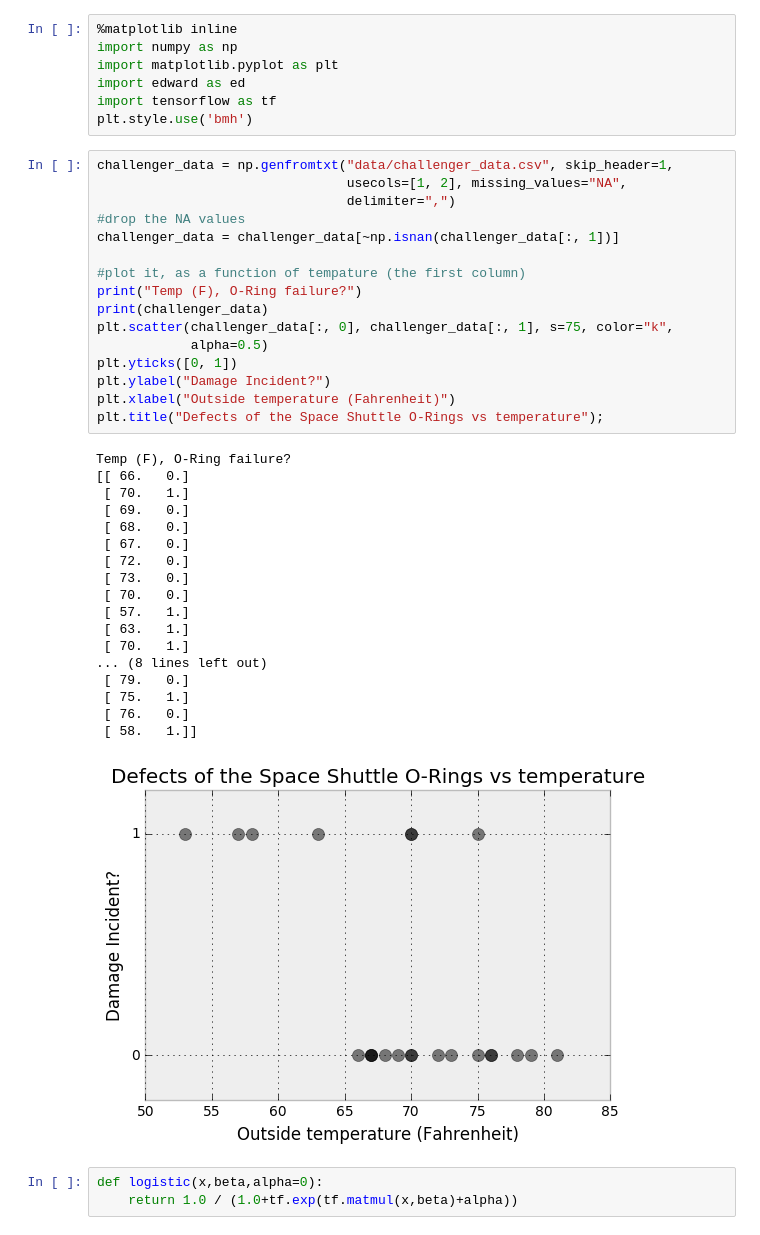
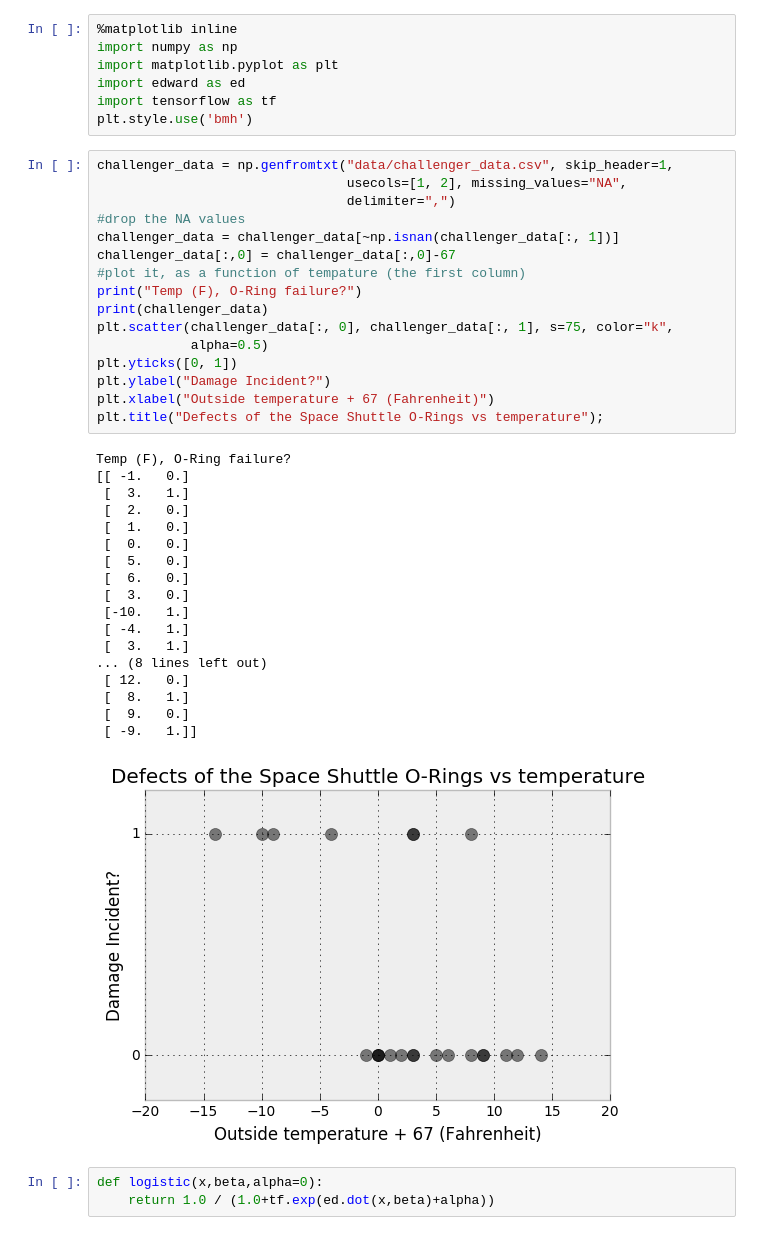
Before and after one commit to fallen32/Practice, a Jupyter notebook: PPandBaysian/Ch.2/Space_shuttle_example.ipynb, the cells around one changed output. Saved outputs shown, nothing was run; the diff lists cells and outputs as text.

```diff
--- a/PPandBaysian/Ch.2/Space_shuttle_example.ipynb
+++ b/PPandBaysian/Ch.2/Space_shuttle_example.ipynb
@@ -8,40 +8,40 @@ plt.style.use('bmh')
 # %%
 challenger_data = np.genfromtxt("data/challenger_data.csv", skip_header=1,
                                 usecols=[1, 2], missing_values="NA",
                                 delimiter=",")
 #drop the NA values
 challenger_data = challenger_data[~np.isnan(challenger_data[:, 1])]
-
+challenger_data[:,0] = challenger_data[:,0]-67
 #plot it, as a function of tempature (the first column)
 print("Temp (F), O-Ring failure?")
 print(challenger_data)
 plt.scatter(challenger_data[:, 0], challenger_data[:, 1], s=75, color="k",
             alpha=0.5)
 plt.yticks([0, 1])
 plt.ylabel("Damage Incident?")
-plt.xlabel("Outside temperature (Fahrenheit)")
+plt.xlabel("Outside temperature + 67 (Fahrenheit)")
 plt.title("Defects of the Space Shuttle O-Rings vs temperature");
 # %% [output]
 Temp (F), O-Ring failure?
-[[ 66.   0.]
- [ 70.   1.]
- [ 69.   0.]
- [ 68.   0.]
- [ 67.   0.]
- [ 72.   0.]
- [ 73.   0.]
- [ 70.   0.]
- [ 57.   1.]
- [ 63.   1.]
- [ 70.   1.]
+[[ -1.   0.]
+ [  3.   1.]
+ [  2.   0.]
+ [  1.   0.]
+ [  0.   0.]
+ [  5.   0.]
+ [  6.   0.]
+ [  3.   0.]
+ [-10.   1.]
+ [ -4.   1.]
+ [  3.   1.]
 ... (8 lines left out)
- [ 79.   0.]
- [ 75.   1.]
- [ 76.   0.]
- [ 58.   1.]]
+ [ 12.   0.]
+ [  8.   1.]
+ [  9.   0.]
+ [ -9.   1.]]
-[figure, old version]
+[figure, new version]
 # %%
 def logistic(x,beta,alpha=0):
-    return 1.0 / (1.0+tf.exp(tf.matmul(x,beta)+alpha))
+    return 1.0 / (1.0+tf.exp(ed.dot(x,beta)+alpha))
 # %%
 temperature = challenger_data[:,0]
```
Also changed, not shown: parts of 11 cells of this notebook.
